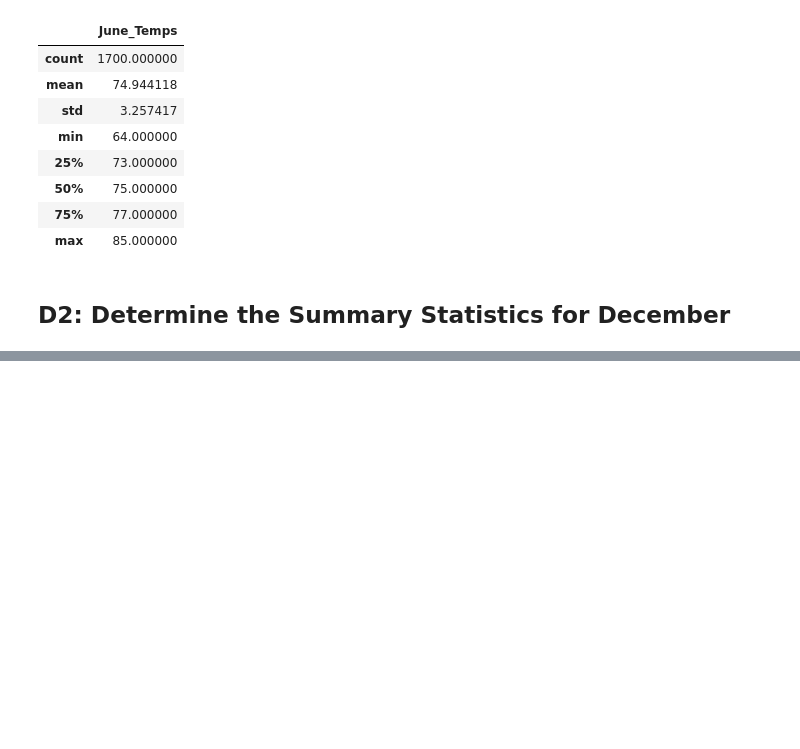
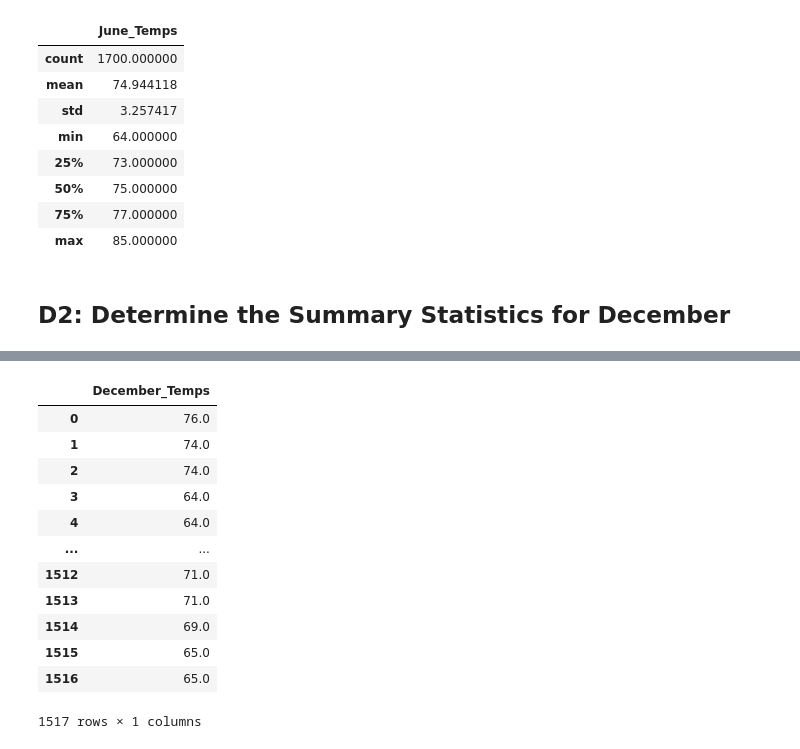
Before and after one commit to huzbat/surfs_up, a Jupyter notebook: SurfsUp_Challenge.ipynb, the cells around one changed output, grey strips where cells are left out. Cells and saved outputs as stored; diff of their text form; code cells hidden in the pictures; blank space fills up the shorter version.

```diff
--- a/SurfsUp_Challenge.ipynb
+++ b/SurfsUp_Challenge.ipynb
@@ -124,5 +124,10 @@ june_df.describe()
 ## D2: Determine the Summary Statistics for December
 # %%
 # 6. Write a query that filters the Measurement table to retrieve the temperatures for the month of December.
+december_temp = session.query(Measurement).filter(extract("month",Measurement.date)==12)
 # %%
 # 7. Convert the December temperatures to a list.
+december_list = []
+for temp in december_temp:
+    december_list.append(temp.tobs)
+december_list
@@ -129,4 +152,20 @@ june_df.describe()
 # %%
 # 8. Create a DataFrame from the list of temperatures for the month of December.
+december_df = pd.DataFrame(december_list,columns=["December_Temps"])
+december_df
+# %% [output]
+|  | December_Temps |
+| 0 | 76.0 |
+| 1 | 74.0 |
+| 2 | 74.0 |
+| 3 | 64.0 |
+| 4 | 64.0 |
+| ... | ... |
+| 1512 | 71.0 |
+| 1513 | 71.0 |
+| 1514 | 69.0 |
+| 1515 | 65.0 |
+| 1516 | 65.0 |
+1517 rows × 1 columns
 # %%
 # 9. Calculate and print out the summary statistics for the Decemeber temperature DataFrame.
```
Also changed, not shown: parts of 2 cells of this notebook.
